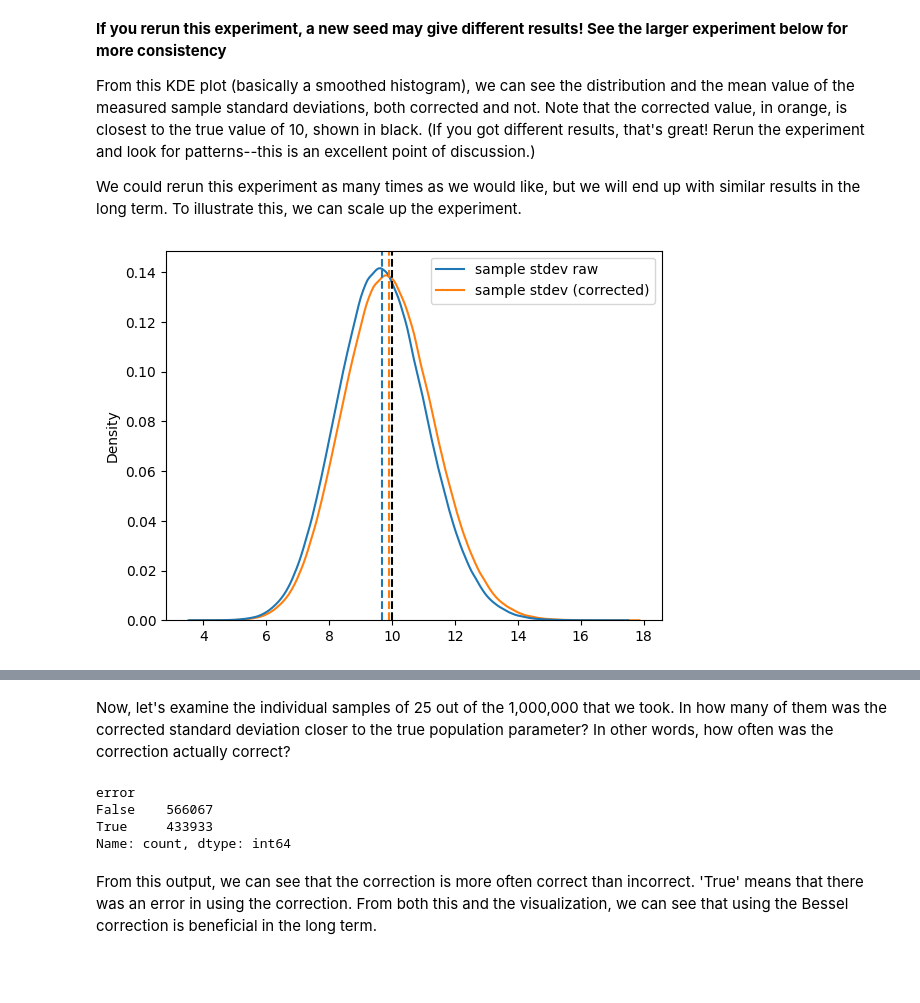
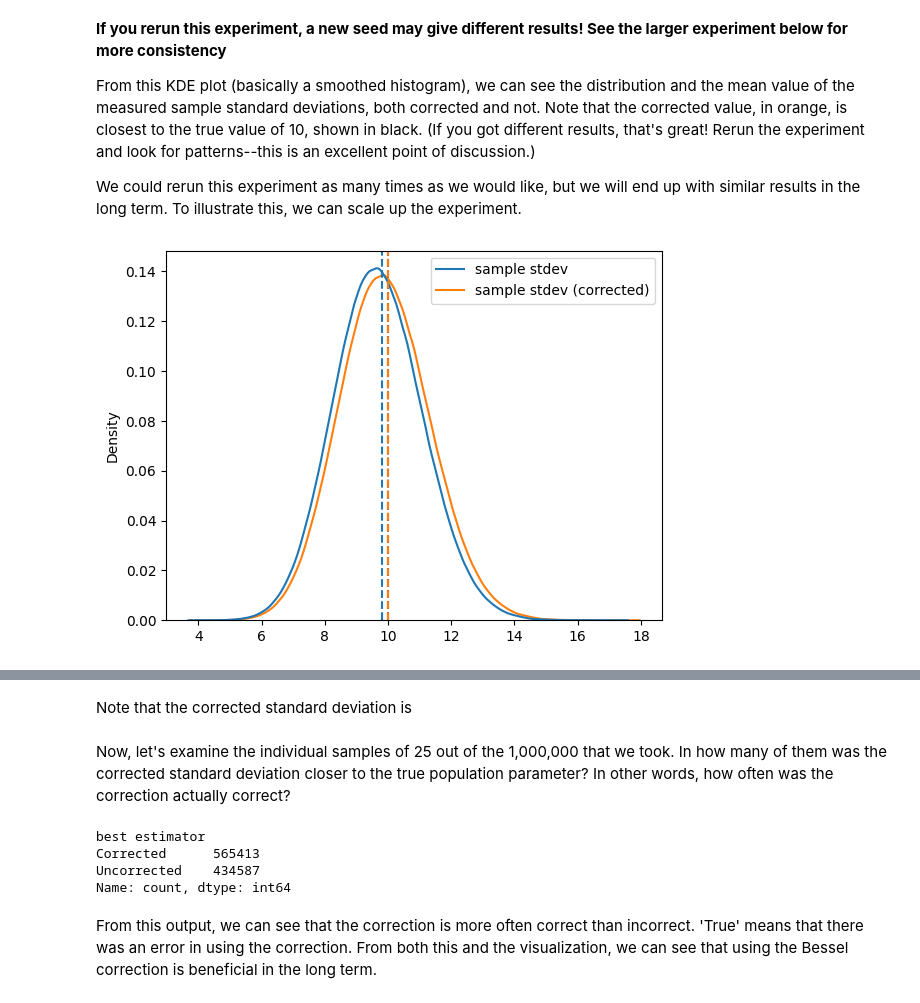
Before and after one commit to aaronjkeeney/Fun-Statistics-Questions, a Jupyter notebook: Bessel_Correction.ipynb, the cells around one changed output, grey strips where cells are left out. Saved outputs shown, nothing was run; the diff lists cells and outputs as text; code cells hidden in the pictures; blank space fills up the shorter version.

Commit message:
Math corrections. Slight code optimization with numpy

```diff
--- a/Bessel_Correction.ipynb
+++ b/Bessel_Correction.ipynb
@@ -54,12 +62,22 @@ data_arr = []
 
 for _ in range(100):
     row_data = np.random.normal(pop_mean, pop_std, sample_size)
-    data_arr.append([sample_size, np.mean(row_data), np.std(row_data), np.std(row_data) * math.sqrt(sample_size/(sample_size-1))])
+    var = np.var(row_data)
+    data_arr.append([sample_size,
+                           np.mean(row_data),
+                           var,
+                           var * sample_size/(sample_size-1),
+                           np.sqrt(var),
+                           np.sqrt(var) * np.sqrt(sample_size/(sample_size-1))]
+                          )
 
-df = pd.DataFrame(data = data_arr, columns= ['n', 'sample mean', 'sample stdev raw', 'sample stdev (corrected)'])
+df = pd.DataFrame(data = data_arr, columns= ['n', 'sample mean', 'sample variance',
+                                                    'sample variance (corrected)', 'sample stdev', 'sample stdev (corrected)'])
 
-sns.kdeplot(data=df[['sample stdev raw', 'sample stdev (corrected)']])
+sns.kdeplot(data=df[['sample stdev', 'sample stdev (corrected)']])
 plt.axvline(x=pop_std, color='black', ls='--')
-plt.axvline(x = np.mean(df['sample stdev raw']), color='#1f77b4', ls='--'),
-plt.axvline(x = np.mean(df['sample stdev (corrected)']), color='#ff7f0e', ls='--');
+plt.axvline(x = np.sqrt(np.mean(df['sample variance'])), color='#1f77b4', ls='--'),
+plt.axvline(x = np.sqrt(np.mean(df['sample variance (corrected)'])), color='#ff7f0e', ls='--')
+
+plt.show()
 # %% [output]
@@ -87,23 +93,33 @@ We could rerun this experiment as many times as we would like, but we will end u
 # %%
 %%time
 
-# This the same experiment, at a much larger scale. Time scale is O(n), in case you want to get aggressive with the sample size
+# This the same experiment, at a much larger scale. Time scale is O(n), in case you want to get aggressive with the sample size.
+# An array of length 1,000,000 takes about a minute on my laptop.
 
 large_data_arr = []
 
 for _ in range(1_000_000):
     row_data = np.random.normal(pop_mean, pop_std, sample_size)
-    large_data_arr.append([sample_size, np.mean(row_data), np.std(row_data), np.std(row_data) * math.sqrt(sample_size/(sample_size-1))])
+    var = np.var(row_data)
+    large_data_arr.append([sample_size,
+                           np.mean(row_data),
+                           var,
+                           var * sample_size/(sample_size-1),
+                           np.sqrt(var),
+                           np.sqrt(var) * np.sqrt(sample_size/(sample_size-1))]
+                          )
 
-df1 = pd.DataFrame(data = large_data_arr, columns= ['n', 'sample mean', 'sample stdev raw', 'sample stdev (corrected)'])
+df1 = pd.DataFrame(data = large_data_arr, columns= ['n', 'sample mean', 'sample variance',
+                                                    'sample variance (corrected)', 'sample stdev', 'sample stdev (corrected)'])
 
-sns.kdeplot(data=df1[['sample stdev raw', 'sample stdev (corrected)']])
+sns.kdeplot(data=df1[['sample stdev', 'sample stdev (corrected)']])
 plt.axvline(x=pop_std, color='black', ls='--')
-plt.axvline(x = np.mean(df1['sample stdev raw']), color='#1f77b4', ls='--'),
-plt.axvline(x = np.mean(df1['sample stdev (corrected)']), color='#ff7f0e', ls='--')
+plt.axvline(x = np.sqrt(np.mean(df1['sample variance'])), color='#1f77b4', ls='--'),
+plt.axvline(x = np.sqrt(np.mean(df1['sample variance (corrected)'])), color='#ff7f0e', ls='--')
 
 plt.show()
 
-print(f"Observed necessary correction factor: {10 / np.mean(df1[['sample stdev raw']])}")
+print(f"Observed necessary correction factor: {pop_std / np.sqrt(np.mean(df1[['sample variance']]))}")
+print(f'Bessel correction factor: {np.sqrt(sample_size/(sample_size-1))}')
 # %% [output]
-[figure, old version]
+[figure, new version]
@@ -113,15 +130,21 @@ Wall time: 1min 15s
+# %% [markdown]
+Note that the corrected standard deviation is
 # %% [markdown]
 Now, let's examine the individual samples of 25 out of the 1,000,000 that we took. In how many of them was the corrected standard deviation closer to the true population parameter? In other words, how often was the correction actually correct?
 # %%
 # Create a column that shows whether or not an error was made
-df1['error'] = abs(df1['sample stdev raw'] - 10) < abs(df1['sample stdev (corrected)'] - 10)
+df1['best estimator'] = np.where(abs(df1['sample stdev'] - 10) < abs(df1['sample stdev (corrected)'] - 10), 'Uncorrected', 'Corrected')
+
+#df1['error'] = ['Corrected' if abs(df1['sample stdev'][i] - 10) < abs(df1['sample stdev (corrected)'][i] - 10) else 'Uncorrected' for i in range(len(df1))]
+# This comprehension also works, but it is much slower.
 
 # Count the number of errors
-df1['error'].value_counts()
+
+df1['best estimator'].value_counts()
 # %% [output]
-error
-False    566067
-True     433933
+best estimator
+Corrected      565413
+Uncorrected    434587
 Name: count, dtype: int64
 # %% [markdown]
 From this output, we can see that the correction is more often correct than incorrect. 'True' means that there was an error in using the correction. From both this and the visualization, we can see that using the Bessel correction is beneficial in the long term.
```
Also changed, not shown: parts of 20 cells of this notebook.
